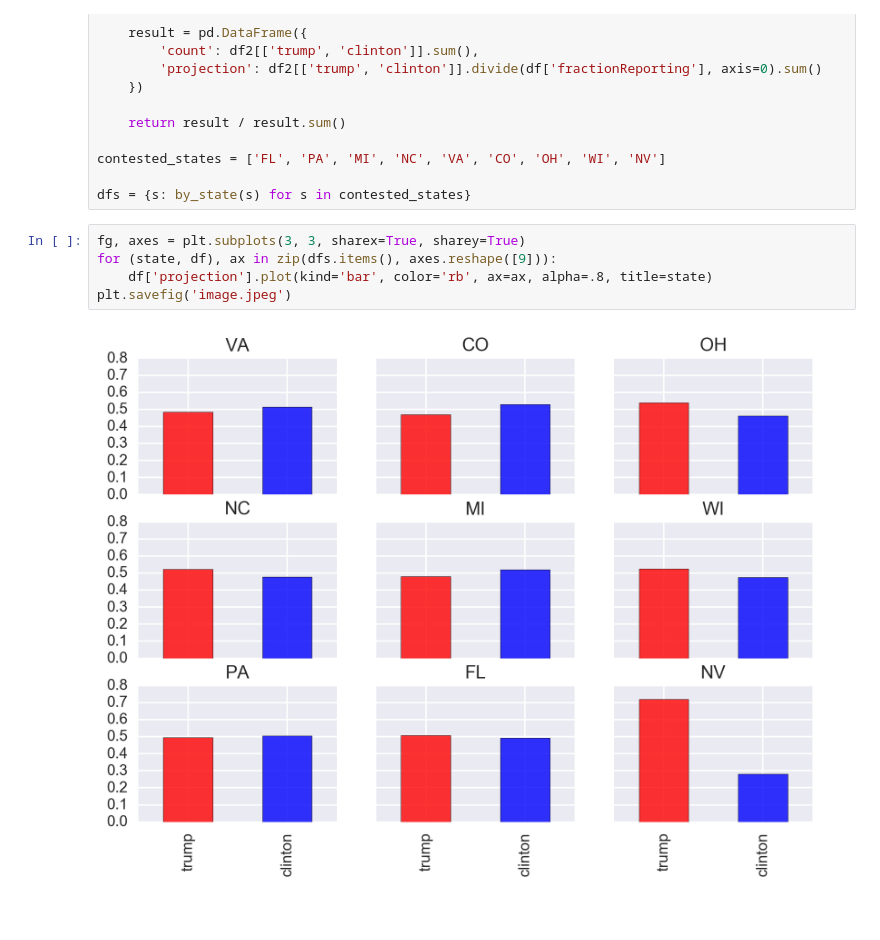
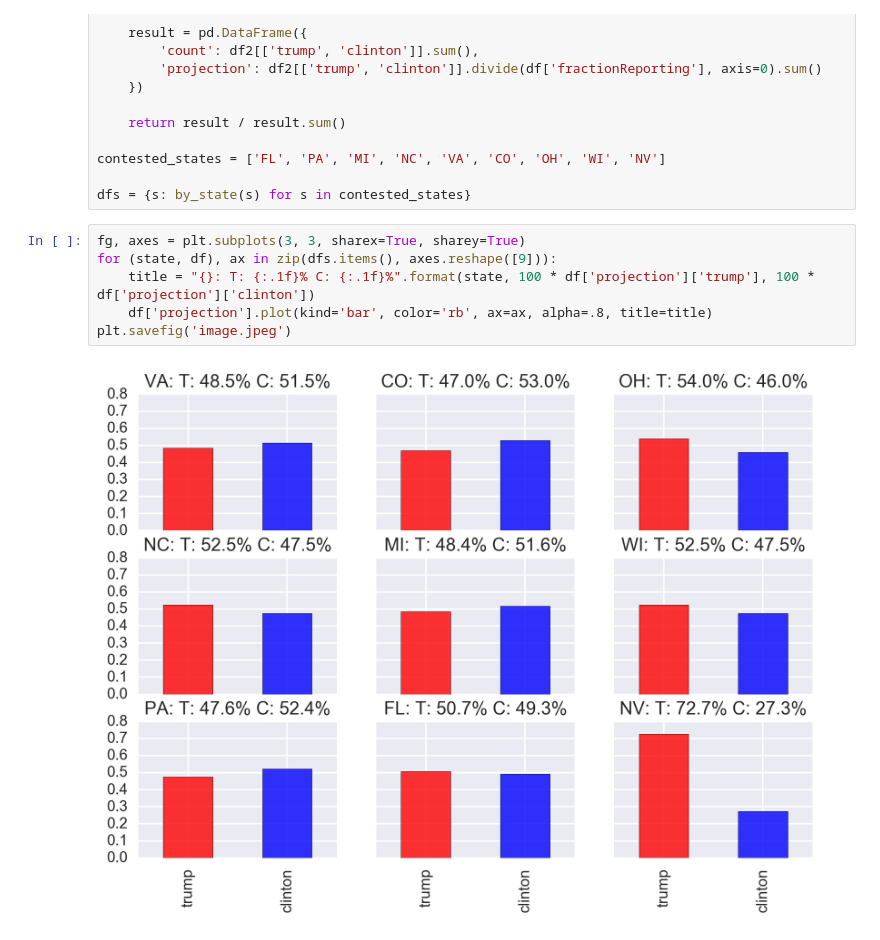
Before and after one commit to tianhuil/Election_Forecast, a Jupyter notebook: Projections.ipynb, the cells around one changed output. Cells and saved outputs as stored; diff of their text form.

```diff
--- a/Projections.ipynb
+++ b/Projections.ipynb
@@ -43,7 +43,8 @@ dfs = {s: by_state(s) for s in contested_states}
 # %%
 fg, axes = plt.subplots(3, 3, sharex=True, sharey=True)
 for (state, df), ax in zip(dfs.items(), axes.reshape([9])):
-    df['projection'].plot(kind='bar', color='rb', ax=ax, alpha=.8, title=state)
+    title = "{}: T: {:.1f}% C: {:.1f}%".format(state, 100 * df['projection']['trump'], 100 * df['projection']['clinton'])
+    df['projection'].plot(kind='bar', color='rb', ax=ax, alpha=.8, title=title)
 plt.savefig('image.jpeg')
 # %% [output]
-[figure, old version]
+[figure, new version]
```
Also changed, not shown: parts of 1 cell of this notebook, 1 other file.
